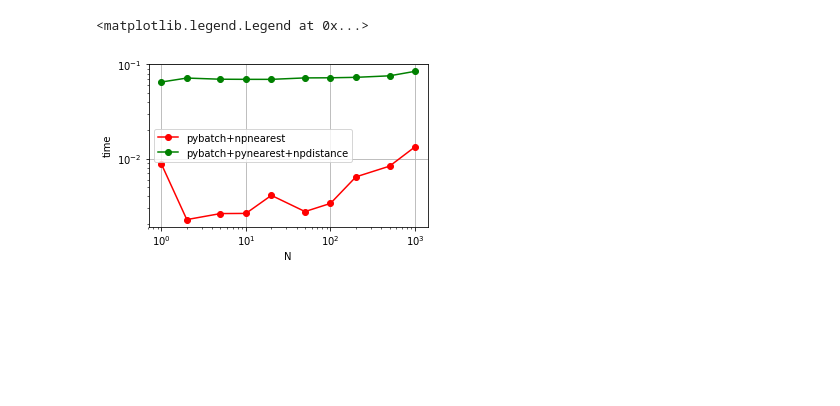
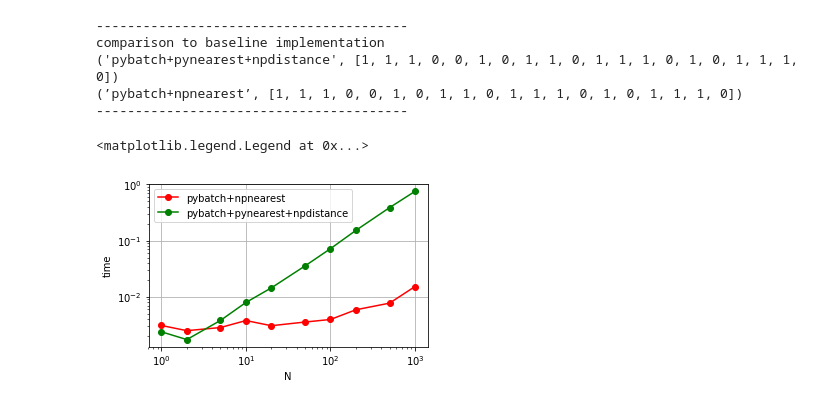
Before and after one commit to florianGithub/PyML, a Jupyter notebook: fangyu/sheet2_fangyu.ipynb, the cells around one changed output. Cells and saved outputs as stored; diff of their text form; code cells hidden in the pictures; blank space fills up the shorter version.

```diff
--- a/fangyu/sheet2_fangyu.ipynb
+++ b/fangyu/sheet2_fangyu.ipynb
@@ -36,4 +28,13 @@ print(pybatch(U,X,Y, nearest=ex2.npnearest))
 # %%
+U,X,Y = data.toy(20,100,50)
+print(\
+"----------------------------------------\n\
+comparison to baseline implementation\n\
+('pybatch+pynearest+pydistance', {})\n\
+(’pybatch+pynearest+npdistance’, {})\n\
+----------------------------------------".format(pybatch(U,X,Y), pybatch(U,X,Y, distance=ex2.npdistance)))
+#print(pybatch(U,X,Y, nearest=ex2.npnearest))
+
 %matplotlib inline
 from IPython.display import set_matplotlib_formats
 set_matplotlib_formats('pdf', 'png')
@@ -62,6 +63,6 @@ for d in dlist:
 plt.figure(figsize=(5,3))
 plt.plot(dlist, tlist,'-o', color='blue', label='pybatch+pynearest+pydistance')
 plt.plot(dlist, nptlist,'-o', color='green', label='pybatch+pynearest+npdistance')
-plt.xscale('log');plt.yscale('log'); plt.xlabel('N'); plt.ylabel('time'); plt.grid(True)
+plt.xscale('log');plt.yscale('log'); plt.xlabel('d'); plt.ylabel('time'); plt.grid(True)
 plt.legend()
 # %% [output]
@@ -70,19 +76,41 @@ plt.legend()
 # %%
+U,X,Y = data.toy(20,100,50)
+print(\
+"----------------------------------------\n\
+comparison to baseline implementation\n\
+('pybatch+pynearest+npdistance', {})\n\
+(’pybatch+npnearest’, {})\n\
+----------------------------------------"\
+      .format(pybatch(U,X,Y, distance=ex2.npdistance), pybatch(U,X,Y,nearest=ex2.npnearest, distance=ex2.npdistance)))
+
+nptlist = []
+for n in dlist:
+	U,X,Y = data.toy(100,n,100)
+	a = time.clock()
+	pybatch(U,X,Y,distance=ex2.npdistance)
+	b = time.clock()
+	nptlist += [b-a]
+
 npnn_tlist = []
-for d in dlist:
-	U,X,Y = data.toy(100,100,d)
+for n in dlist:
+	U,X,Y = data.toy(100,n,100)
 	a = time.clock()
 	pybatch(U,X,Y,nearest=ex2.npnearest, distance=ex2.npdistance)
 	b = time.clock()
 	npnn_tlist += [b-a]
 
 # Plot the results in a graph
 plt.figure(figsize=(5,3))
 #plt.plot(dlist, tlist,'-o', color='blue', label='pybatch+pynearest+pydistance')
 plt.plot(dlist, npnn_tlist,'-o', color='red', label='pybatch+npnearest')
 plt.plot(dlist, nptlist,'-o', color='green', label='pybatch+pynearest+npdistance')
 plt.xscale('log');plt.yscale('log'); plt.xlabel('N'); plt.ylabel('time'); plt.grid(True)
 plt.legend()
 # %% [output]
-<matplotlib.legend.Legend at 0x...>
+----------------------------------------
+comparison to baseline implementation
+('pybatch+pynearest+npdistance', [1, 1, 1, 0, 0, 1, 0, 1, 1, 0, 1, 1, 1, 0, 1, 0, 1, 1, 1, 0])
+(’pybatch+npnearest’, [1, 1, 1, 0, 0, 1, 0, 1, 1, 0, 1, 1, 1, 0, 1, 0, 1, 1, 1, 0])
+----------------------------------------
+<matplotlib.legend.Legend at 0x...>
-[figure, old version]
+[figure, new version]
```
Also changed, not shown: parts of 6 cells of this notebook, 3 other files.
